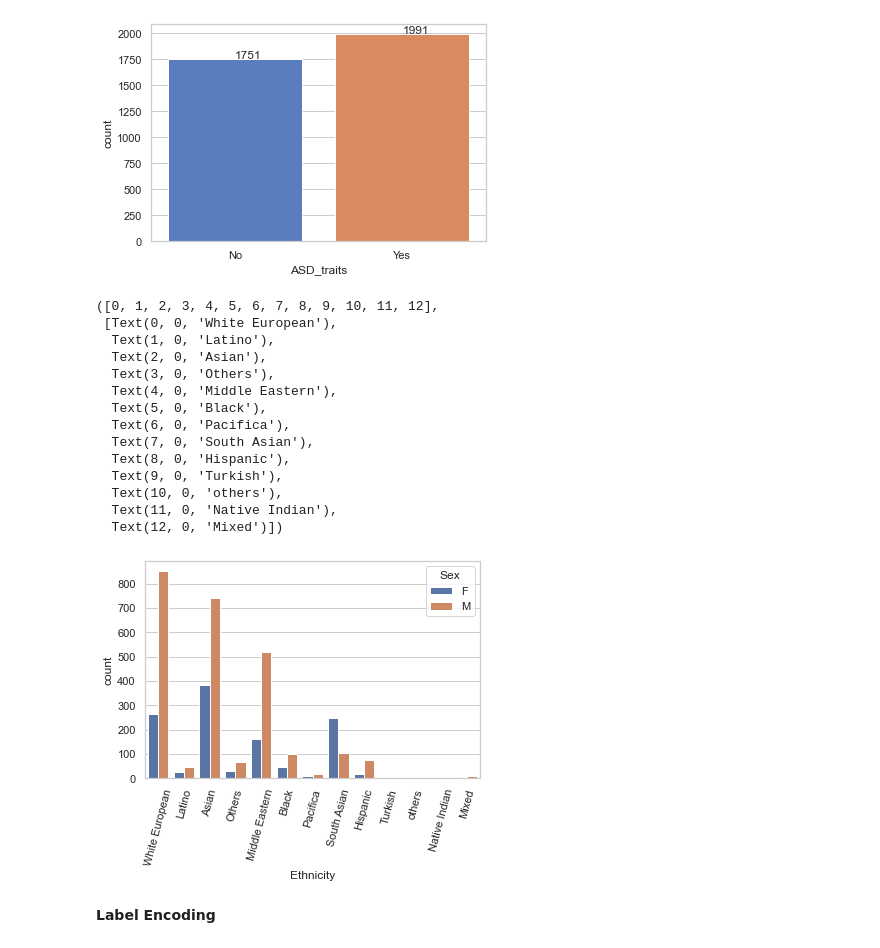
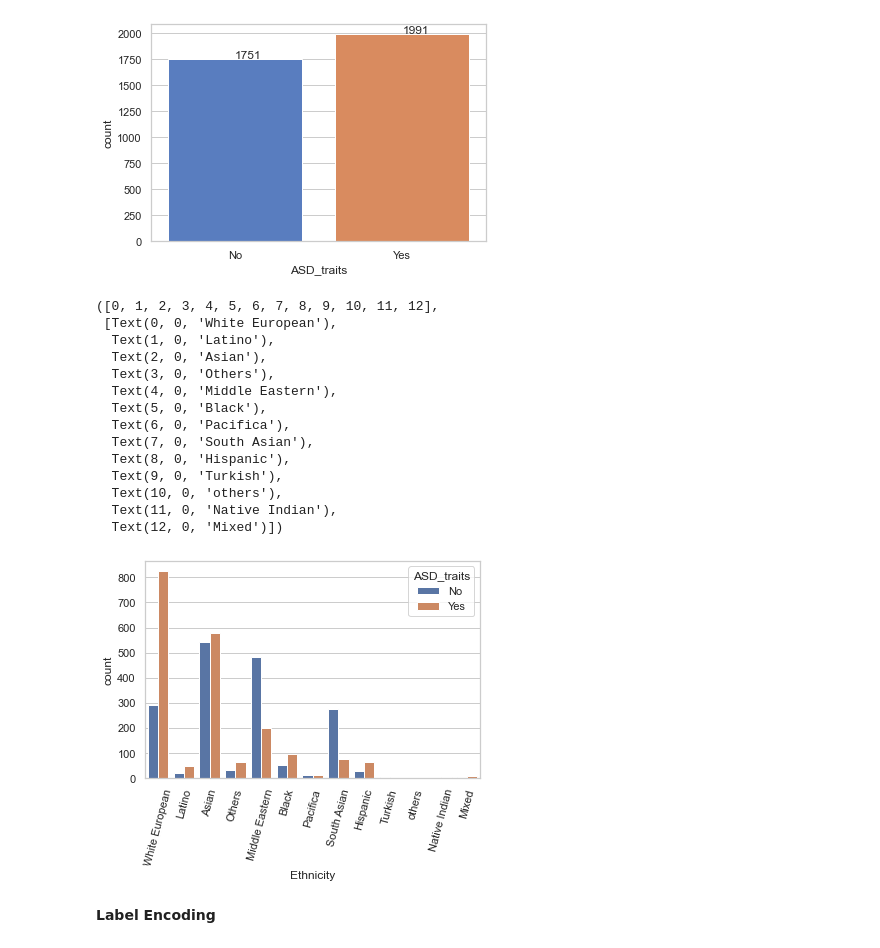
Before and after one commit to Chaitanya204/University-Project, a Jupyter notebook: Predicting and Diagnosing Autism Spectrum Disorder (ASD) Using Machine Learning Models.ipynb, the cells around one changed output. Drawn from its saved outputs; the diff is of its cells as text; code cells hidden in the pictures.

```diff
--- a/Predicting and Diagnosing Autism Spectrum Disorder (ASD) Using Machine Learning Models.ipynb
+++ b/Predicting and Diagnosing Autism Spectrum Disorder (ASD) Using Machine Learning Models.ipynb
@@ -165,24 +166,24 @@ plt.show()
 # %% [output]
 [figure]
 # %%
-sns.countplot(x="Ethnicity", hue= "Sex", data = df1)
+sns.countplot(x="Ethnicity", hue= "ASD_traits", data = df1)
 plt.xticks(rotation = 75)
 # %% [output]
 ([0, 1, 2, 3, 4, 5, 6, 7, 8, 9, 10, 11, 12],
  [Text(0, 0, 'White European'),
   Text(1, 0, 'Latino'),
   Text(2, 0, 'Asian'),
   Text(3, 0, 'Others'),
   Text(4, 0, 'Middle Eastern'),
   Text(5, 0, 'Black'),
   Text(6, 0, 'Pacifica'),
   Text(7, 0, 'South Asian'),
   Text(8, 0, 'Hispanic'),
   Text(9, 0, 'Turkish'),
   Text(10, 0, 'others'),
   Text(11, 0, 'Native Indian'),
   Text(12, 0, 'Mixed')])
-[figure, old version]
+[figure, new version]
 # %% [markdown]
 **Label Encoding**
 # %%
```
Also changed, not shown: parts of 15 cells of this notebook, 4 other files.
